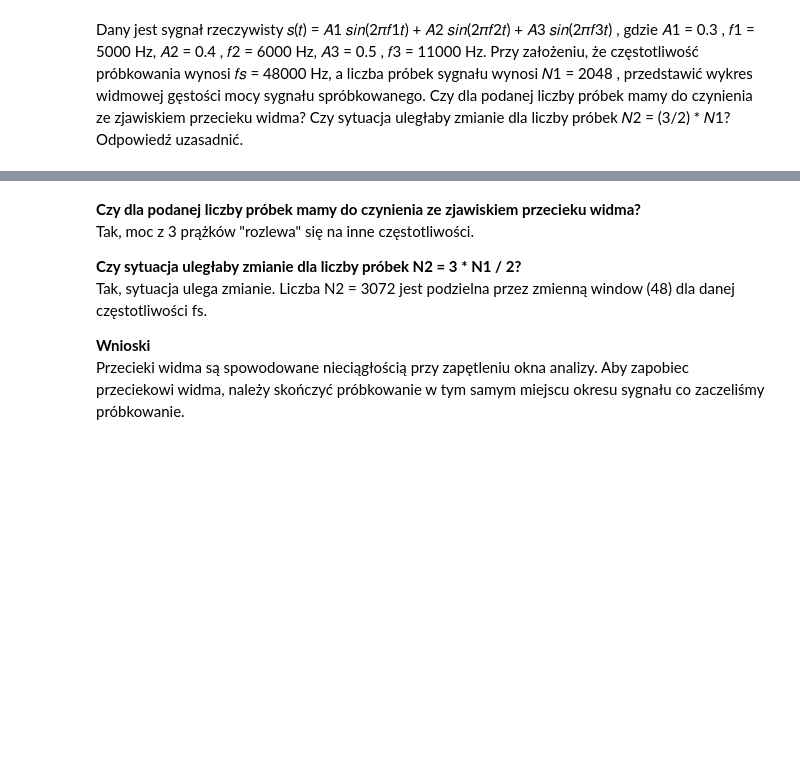
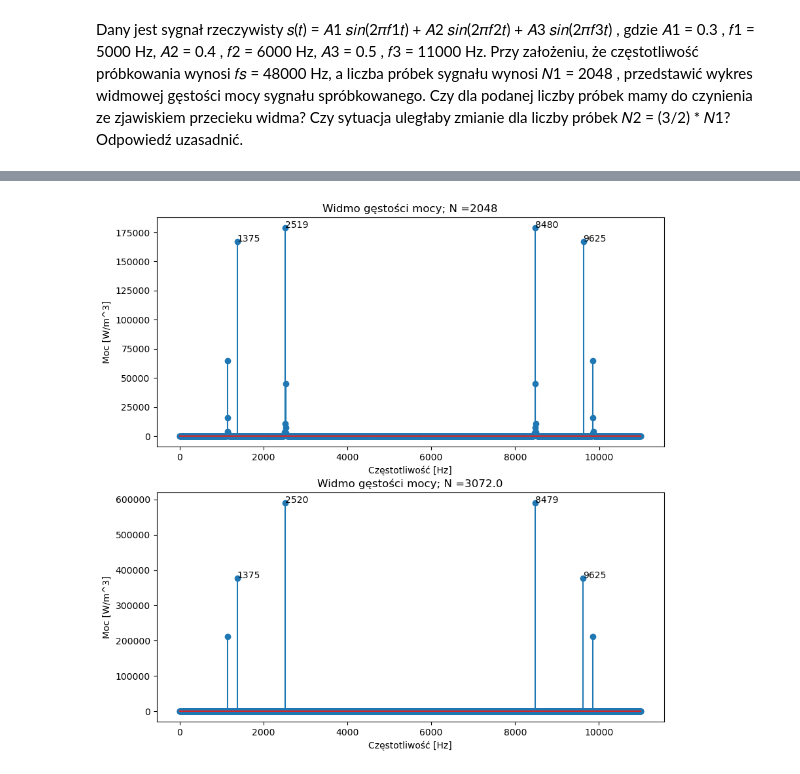
Before and after one commit to Kerciu/WMM_25L, a Jupyter notebook: signals/103_Gorski_Baginski.ipynb, the cells around one changed output, grey strips where cells are left out. Drawn from its saved outputs; the diff is of its cells as text; code cells hidden in the pictures; blank space fills up the shorter version.

```diff
--- a/signals/103_Gorski_Baginski.ipynb
+++ b/signals/103_Gorski_Baginski.ipynb
@@ -313,10 +263,70 @@ window = 48.0
-# %% [markdown]
-**Czy dla podanej liczby próbek mamy do czynienia ze zjawiskiem przecieku widma?**
-Tak, moc z 3 prążków "rozlewa" się na inne częstotliwości.
-
-**Czy sytuacja uległaby zmianie dla liczby próbek N2 = 3 * N1 / 2?**
-Tak, sytuacja ulega zmianie. Liczba N2 = 3072 jest podzielna przez zmienną window (48) dla danej częstotliwości fs.
-
-**Wnioski**
-Przecieki widma są spowodowane nieciągłością przy zapętleniu okna analizy.
-Aby zapobiec przeciekowi widma, należy skończyć próbkowanie w tym samym miejscu okresu sygnału co zaczeliśmy próbkowanie.
+# %%
+def sample_signal(signal, period, num_samples, sampling_frequency=None):
+    freq = 1 / period
+    if sampling_frequency is not None:
+        delta_t = 1 / sampling_frequency
+        period = num_samples * delta_t
+    else:
+        delta_t = period / num_samples
+    dirac_d = np.arange(0, period, delta_t)
+    delta_f = freq / num_samples
+    buckets = np.arange(0, freq, delta_f)
+    return signal(dirac_d), dirac_d, buckets
+
+
+make_discrete_signal = lambda signal, num_samples: sample_signal(
+    signal, num_samples, num_samples
+)[0]
+
+
+A_list = [0.3, 0.4, 0.5]
+f_list = [5000, 6000, 11000]
+N = 2048
+sampling_frequency = 48000
+largest_frequency = f_list[-1]
+sampling_period = 1 / sampling_frequency
+n_labels = 4
+
+signal = lambda x: sum([A * np.sin(2 * np.pi * f * x) for A, f in zip(A_list, f_list)])
+
+
+samples, probing_signal, buckets = sample_signal(
+    signal, 1 / largest_frequency, N, sampling_frequency
+)
+spectrum = np.fft.fft(samples)
+spectral_power_density = np.abs(spectrum) ** 2
+
+_, ax = plt.subplots(2, 1, figsize=(10, 10))
+
+ax[0].stem(buckets, spectral_power_density)
+ax[0].set_title("Widmo gęstości mocy; N =" + str(N))
+ax[0].set_xlabel("Częstotliwość [Hz]")
+ax[0].set_ylabel("Moc [W/m^3]")
+
+largest_indices = np.argsort(spectral_power_density)[-n_labels:]
+
+for i in largest_indices:
+    ax[0].annotate(f"{int(buckets[i])}", xy=(buckets[i], spectral_power_density[i]))
+
+
+N = (3 / 2) * N
+
+samples, probing_signal, buckets = sample_signal(
+    signal, 1 / largest_frequency, N, sampling_frequency
+)
+spectrum = np.fft.fft(samples)
+spectral_power_density = np.abs(spectrum) ** 2
+
+ax[1].stem(buckets, spectral_power_density)
+ax[1].set_title("Widmo gęstości mocy; N =" + str(N))
+ax[1].set_xlabel("Częstotliwość [Hz]")
+ax[1].set_ylabel("Moc [W/m^3]")
+
+largest_indices = np.argsort(spectral_power_density)[-n_labels:]
+
+for i in largest_indices:
+    ax[1].annotate(f"{int(buckets[i])}", xy=(buckets[i], spectral_power_density[i]))
+
+plt.show()
+# %% [output]
+[figure, added]
```
Also changed, not shown: parts of 9 cells of this notebook.
